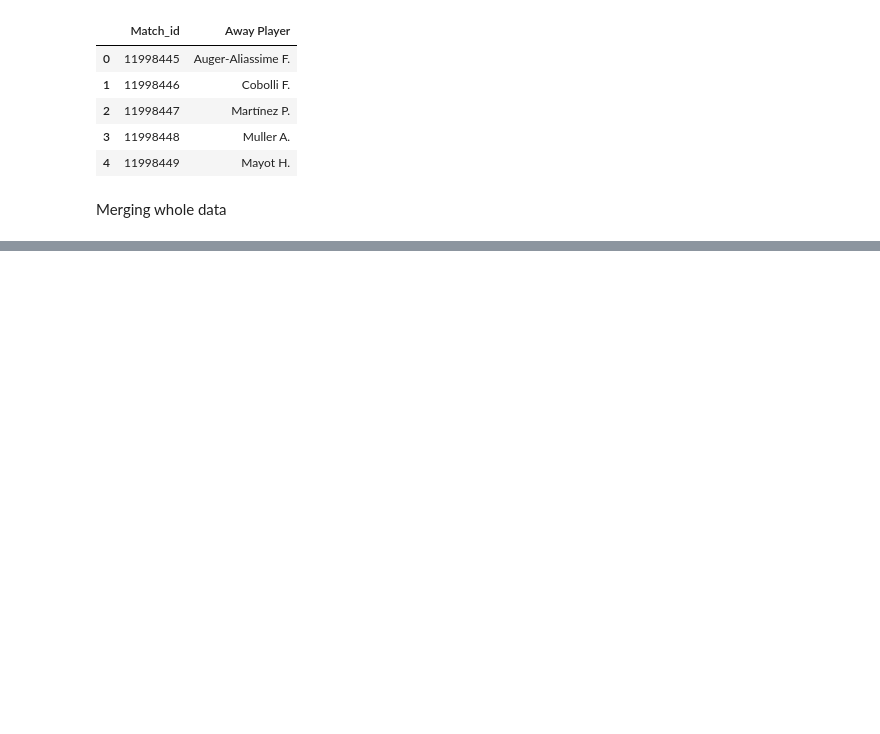
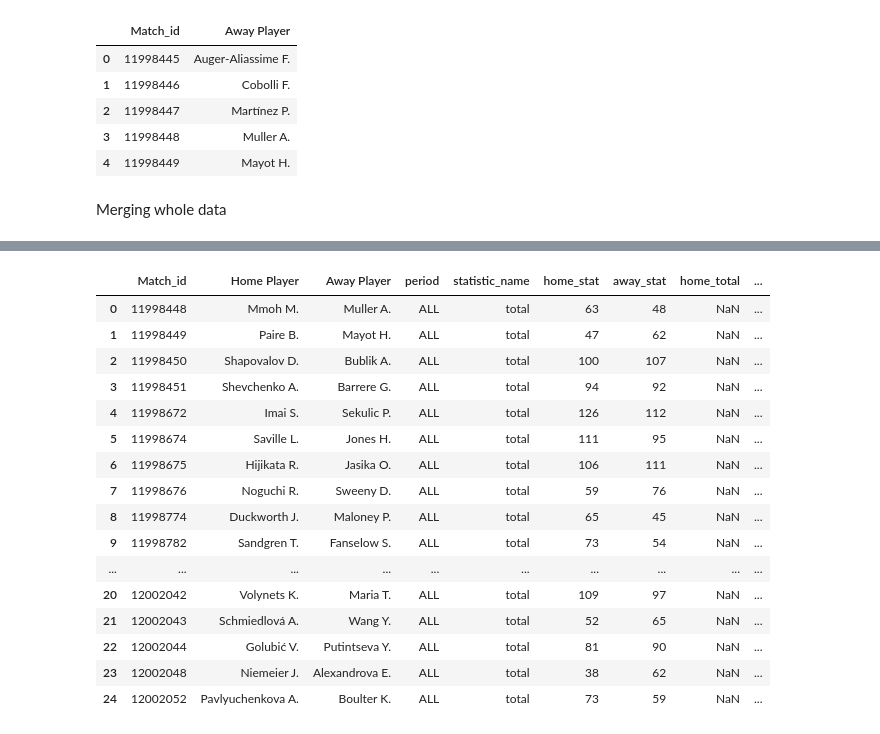
Before and after one commit to shahabnajmosadatypy/SofaScore-Tennis-Analysis, a Jupyter notebook: notebooks/3.ipynb, the cells around one changed output, grey strips where cells are left out. Drawn from its saved outputs; the diff is of its cells as text; code cells hidden in the pictures; blank space fills up the shorter version.

```diff
--- a/notebooks/3.ipynb
+++ b/notebooks/3.ipynb
@@ -179,0 +174,8 @@ merged_df_unique.head(25)
+# %%
+filtered_df = tennis_statistics_data_frame[
+    (tennis_statistics_data_frame["period"] == "ALL")
+    & (tennis_statistics_data_frame["statistic_name"] == "total")
+]
+filtered_df.rename(columns={"match_id" : "Match_id"},inplace=True)
+filtered_df.drop_duplicates(subset=['Match_id'], keep='first', inplace=True)
+filtered_df.head(10)
@@ -179,0 +202,22 @@ merged_df_unique.head(25)
+# %%
+final_df = pd.merge(merged_df_unique, filtered_df, on="Match_id", how="inner")
+final_df.rename(columns={'Home_Player_Name': 'Home_Player', 'Away_Player_Name': 'Away_Player'}, inplace=True)
+final_df.head(25)
+# %% [output]
+|  | Match_id | Home Player | Away Player | period | statistic_name | home_stat | away_stat | home_total | ... |
+| 0 | 11998448 | Mmoh M. | Muller A. | ALL | total | 63 | 48 | NaN | ... |
+| 1 | 11998449 | Paire B. | Mayot H. | ALL | total | 47 | 62 | NaN | ... |
+| 2 | 11998450 | Shapovalov D. | Bublik A. | ALL | total | 100 | 107 | NaN | ... |
+| 3 | 11998451 | Shevchenko A. | Barrere G. | ALL | total | 94 | 92 | NaN | ... |
+| 4 | 11998672 | Imai S. | Sekulic P. | ALL | total | 126 | 112 | NaN | ... |
+| 5 | 11998674 | Saville L. | Jones H. | ALL | total | 111 | 95 | NaN | ... |
+| 6 | 11998675 | Hijikata R. | Jasika O. | ALL | total | 106 | 111 | NaN | ... |
+| 7 | 11998676 | Noguchi R. | Sweeny D. | ALL | total | 59 | 76 | NaN | ... |
+| 8 | 11998774 | Duckworth J. | Maloney P. | ALL | total | 65 | 45 | NaN | ... |
+| 9 | 11998782 | Sandgren T. | Fanselow S. | ALL | total | 73 | 54 | NaN | ... |
+| ... | ... | ... | ... | ... | ... | ... | ... | ... | ... |
+| 20 | 12002042 | Volynets K. | Maria T. | ALL | total | 109 | 97 | NaN | ... |
+| 21 | 12002043 | Schmiedlová A. | Wang Y. | ALL | total | 52 | 65 | NaN | ... |
+| 22 | 12002044 | Golubić V. | Putintseva Y. | ALL | total | 81 | 90 | NaN | ... |
+| 23 | 12002048 | Niemeier J. | Alexandrova E. | ALL | total | 38 | 62 | NaN | ... |
+| 24 | 12002052 | Pavlyuchenkova A. | Boulter K. | ALL | total | 73 | 59 | NaN | ... |
```
Also changed, not shown: parts of 3 cells of this notebook.
